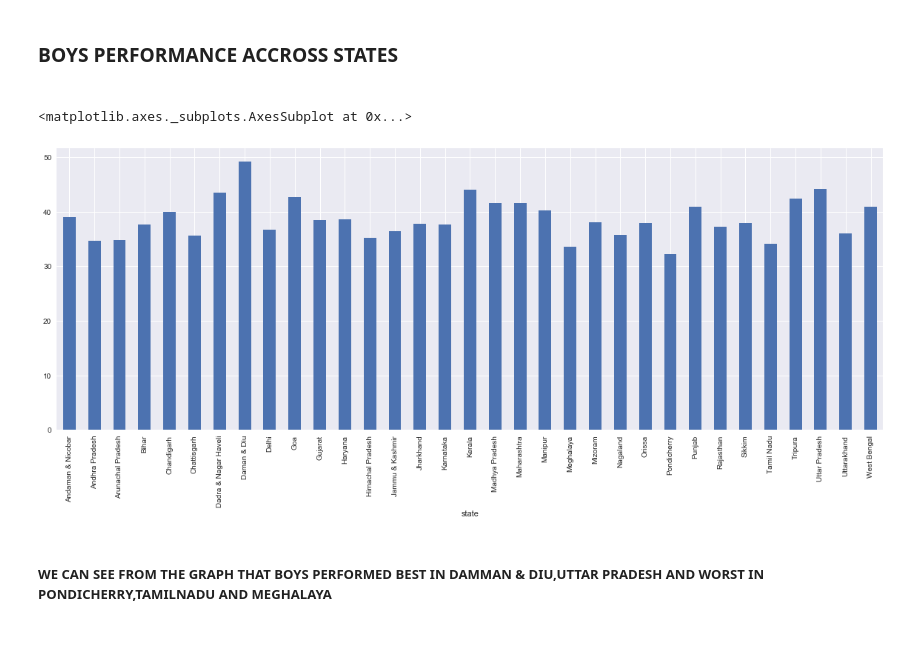
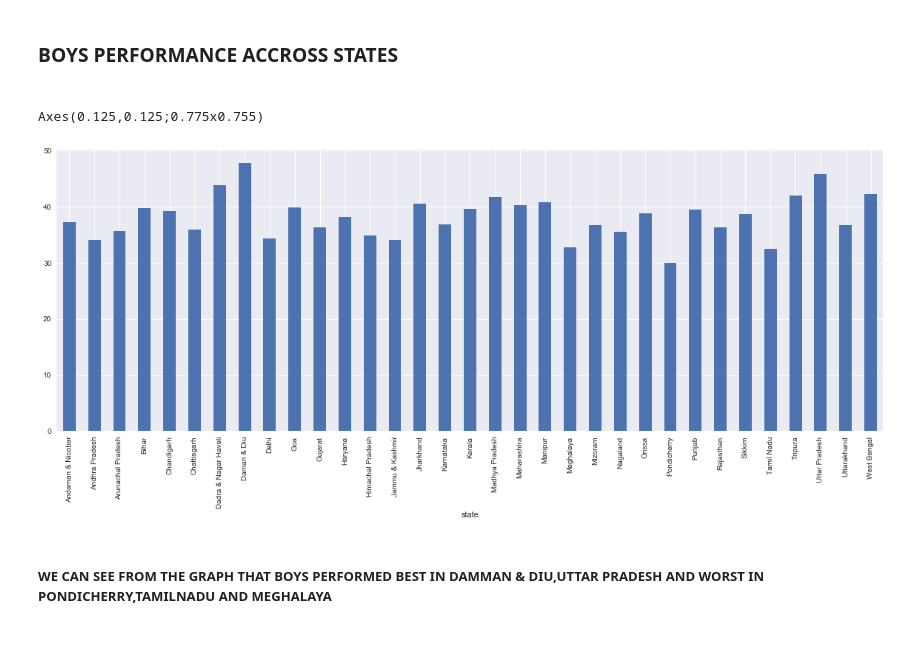
Before and after one commit to venkatakrishnareddymallu/Data-Science, a Jupyter notebook: nas_gramener.ipynb, the cells around one changed output. Saved outputs shown, nothing was run; the diff lists cells and outputs as text; code cells hidden in the pictures.

```diff
--- a/nas_gramener.ipynb
+++ b/nas_gramener.ipynb
@@ -505,10 +188,10 @@ sns.heatmap(data=combine_factors,annot=True,fmt='.2f',ax=ax)
 # %%
 Boy=df[df['Gender']=='Boy']
 Boy_performance=Boy.groupby(['state'])['Total'].mean()
-performance.plot(kind='bar',figsize=(20,7))
+print(Boy_performance.plot(kind='bar',figsize=(20,7)))
 # %% [output]
-<matplotlib.axes._subplots.AxesSubplot at 0x...>
+Axes(0.125,0.125;0.775x0.755)
-[figure, old version]
+[figure, new version]
 # %% [markdown]
 <h5>WE CAN SEE FROM THE GRAPH THAT BOYS PERFORMED BEST IN  DAMMAN & DIU,UTTAR PRADESH AND WORST IN PONDICHERRY,TAMILNADU AND MEGHALAYA<h5>
 # %% [markdown]
```
Also changed, not shown: parts of 70 cells of this notebook.
